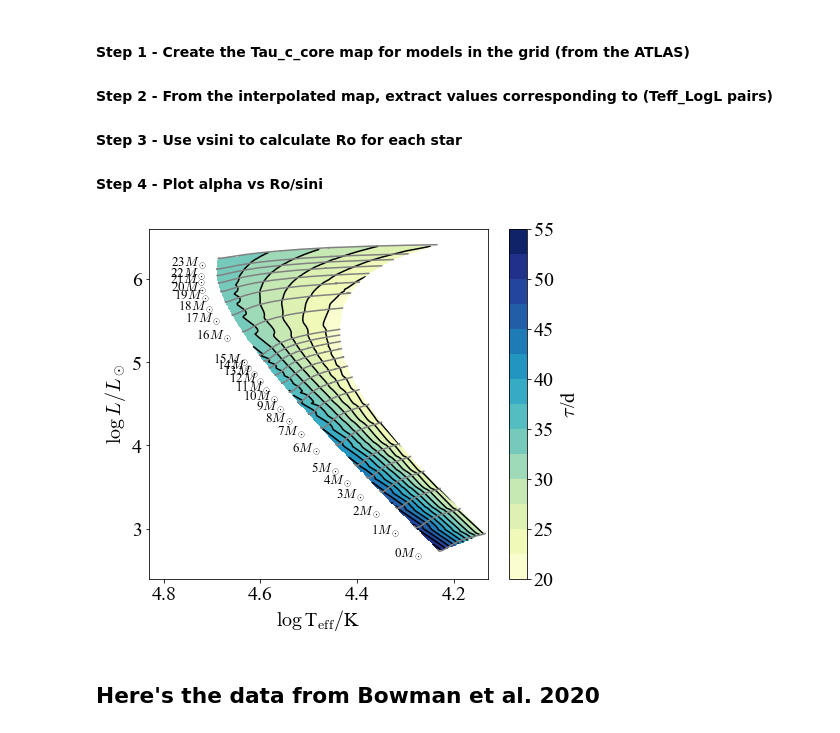
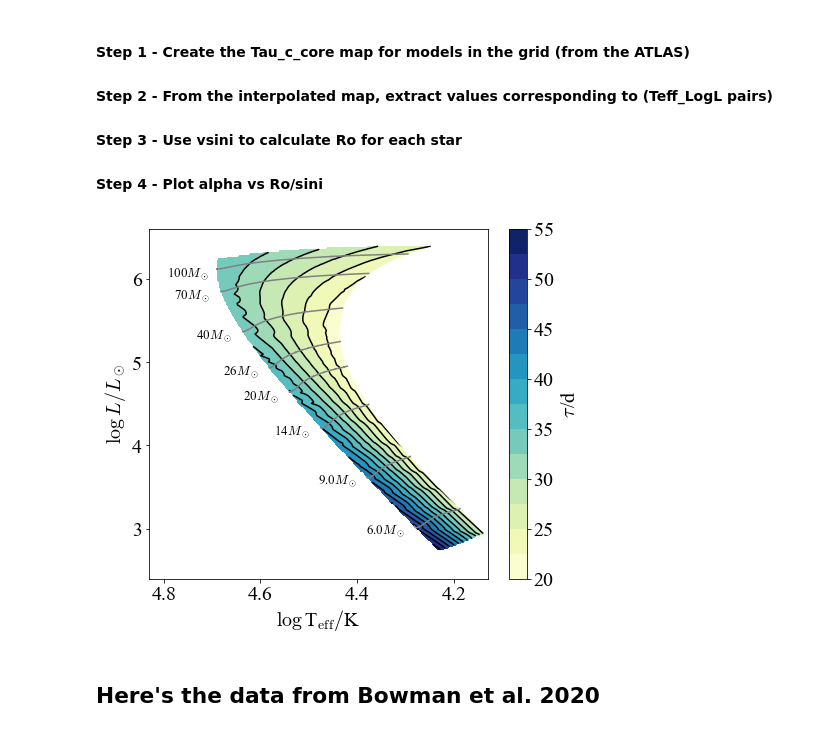
Before and after one commit to matteocantiello/CoreIGW, a Jupyter notebook: IGW_Rossby_pickle.ipynb, the cells around one changed output. Cells and saved outputs as stored; diff of their text form; code cells hidden in the pictures.

```diff
--- a/IGW_Rossby_pickle.ipynb
+++ b/IGW_Rossby_pickle.ipynb
@@ -83,42 +83,37 @@ dt = 0.06
 dl = -0.09
 
 
-
-#for i in hrdlines:
-#    h=mr.MesaData(DIR+str(i)+'/LOGS/history.data')
-for i in range(0,len(mods)):
+for i in range(1,len(mods),3):
     h=hs[i]
     model = h.model_number
     logl = h.log_L
     logg = h.log_g
     center_h1 = h.center_h1
     logt= h.log_Teff
     zams=find_h(0.001,center_h1,model)
     tams=find_tams(center_h1,model)
     ell = (10**logt)**4.0/(10**logg)
     ell=np.log10(ell/ell_sun)
     ell = logl
     plt.plot(logt[zams:tams],ell[zams:tams],c='gray',alpha=1.0)
-    ax.text(logt[zams]+dt,ell[zams]+dl,str(i)+r'$M_\odot$',ha='center',fontsize=13) # ,verticalalignment='center',rotation='vertical',
-
+    ax.text(logt[zams]+dt,ell[zams]+dl,str(mods[i])+r'$M_\odot$',ha='center',fontsize=13) # ,verticalalignment='center',rotation='vertical',
 
 
 # Patch contour region outside TAMS
 patches = []
 polygon = matplotlib.patches.Polygon(mask_beyond_tams, closed=True,fill=True, color='white')
 patches.append(polygon)
 coll = PatchCollection(patches, zorder=2,color='white')
 ax.add_collection(coll)
 
-#ax.text(4.75,2.0,'FeCZ',fontsize=22)
 ax.set_xlabel(lgteff)
 ax.set_ylabel(lgl)
 ax.set_xlim([4.83,4.13])
 ax.set_ylim([2.4,6.6])
 
 plt.savefig("turnover_core.pdf",bbox_inches='tight')
 # %% [output]
-[figure, old version]
+[figure, new version]
 # %% [markdown]
 ## Here's the data from Bowman et al. 2020
 # %%
```
Also changed, not shown: parts of 2 cells of this notebook.
